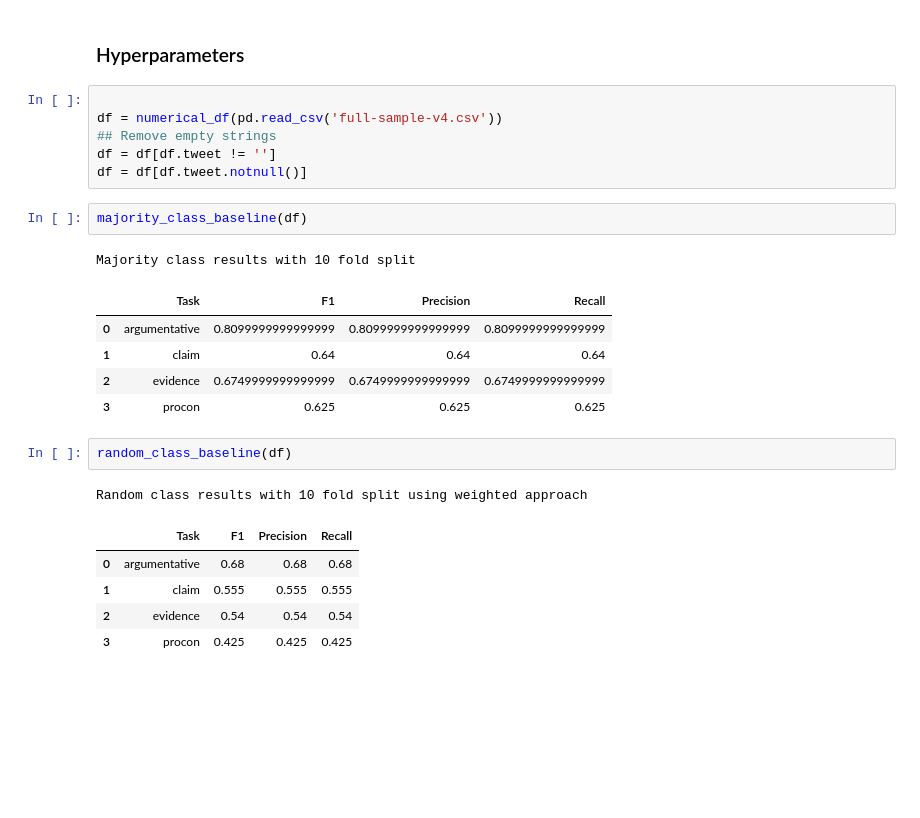
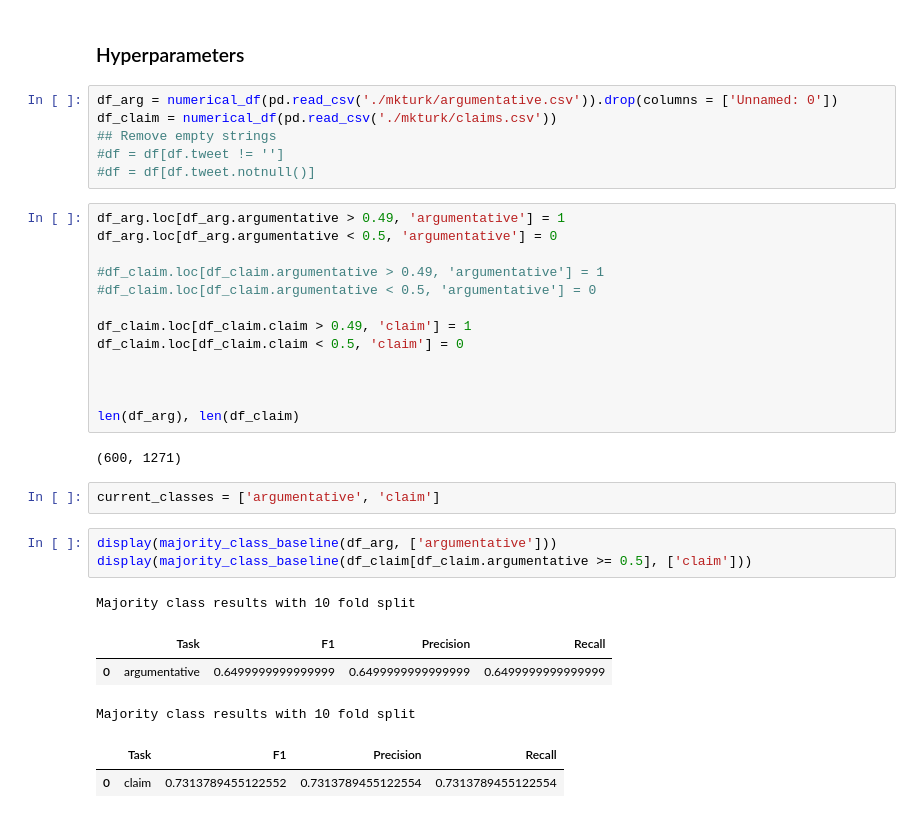
Before and after one commit to danielhers/sustainable-diet-arguments-twitter, a Jupyter notebook: Baseline.ipynb, the cells around one changed output. Drawn from its saved outputs; the diff is of its cells as text; blank space fills up the shorter version.

```diff
--- a/Baseline.ipynb
+++ b/Baseline.ipynb
@@ -21,26 +24,35 @@ from sklearn.model_selection import KFold
 # %% [markdown]
 ### Hyperparameters
 # %%
-
-df = numerical_df(pd.read_csv('full-sample-v4.csv'))
+df_arg = numerical_df(pd.read_csv('./mkturk/argumentative.csv')).drop(columns = ['Unnamed: 0'])
+df_claim = numerical_df(pd.read_csv('./mkturk/claims.csv'))
 ## Remove empty strings
-df = df[df.tweet != '']
-df = df[df.tweet.notnull()]
+#df = df[df.tweet != '']
+#df = df[df.tweet.notnull()]
-# %%
-majority_class_baseline(df)
-# %% [output]
-Majority class results with 10 fold split
-|  | Task | F1 | Precision | Recall |
-| 0 | argumentative | 0.8099999999999999 | 0.8099999999999999 | 0.8099999999999999 |
-| 1 | claim | 0.64 | 0.64 | 0.64 |
-| 2 | evidence | 0.6749999999999999 | 0.6749999999999999 | 0.6749999999999999 |
-| 3 | procon | 0.625 | 0.625 | 0.625 |
-# %%
-random_class_baseline(df)
-# %% [output]
-Random class results with 10 fold split using weighted approach
-|  | Task | F1 | Precision | Recall |
-| 0 | argumentative | 0.68 | 0.68 | 0.68 |
-| 1 | claim | 0.555 | 0.555 | 0.555 |
-| 2 | evidence | 0.54 | 0.54 | 0.54 |
-| 3 | procon | 0.425 | 0.425 | 0.425 |
+# %%
+df_arg.loc[df_arg.argumentative > 0.49, 'argumentative'] = 1
+df_arg.loc[df_arg.argumentative < 0.5, 'argumentative'] = 0
+
+#df_claim.loc[df_claim.argumentative > 0.49, 'argumentative'] = 1
+#df_claim.loc[df_claim.argumentative < 0.5, 'argumentative'] = 0
+
+df_claim.loc[df_claim.claim > 0.49, 'claim'] = 1
+df_claim.loc[df_claim.claim < 0.5, 'claim'] = 0
+
+
+
+len(df_arg), len(df_claim)
+# %% [output]
+(600, 1271)
+# %%
+current_classes = ['argumentative', 'claim']
+# %%
+display(majority_class_baseline(df_arg, ['argumentative']))
+display(majority_class_baseline(df_claim[df_claim.argumentative >= 0.5], ['claim']))
+# %% [output]
+Majority class results with 10 fold split
+|  | Task | F1 | Precision | Recall |
+| 0 | argumentative | 0.6499999999999999 | 0.6499999999999999 | 0.6499999999999999 |
+Majority class results with 10 fold split
+|  | Task | F1 | Precision | Recall |
+| 0 | claim | 0.7313789455122552 | 0.7313789455122554 | 0.7313789455122554 |
```
Also changed, not shown: parts of 10 cells of this notebook, 16 other files.
